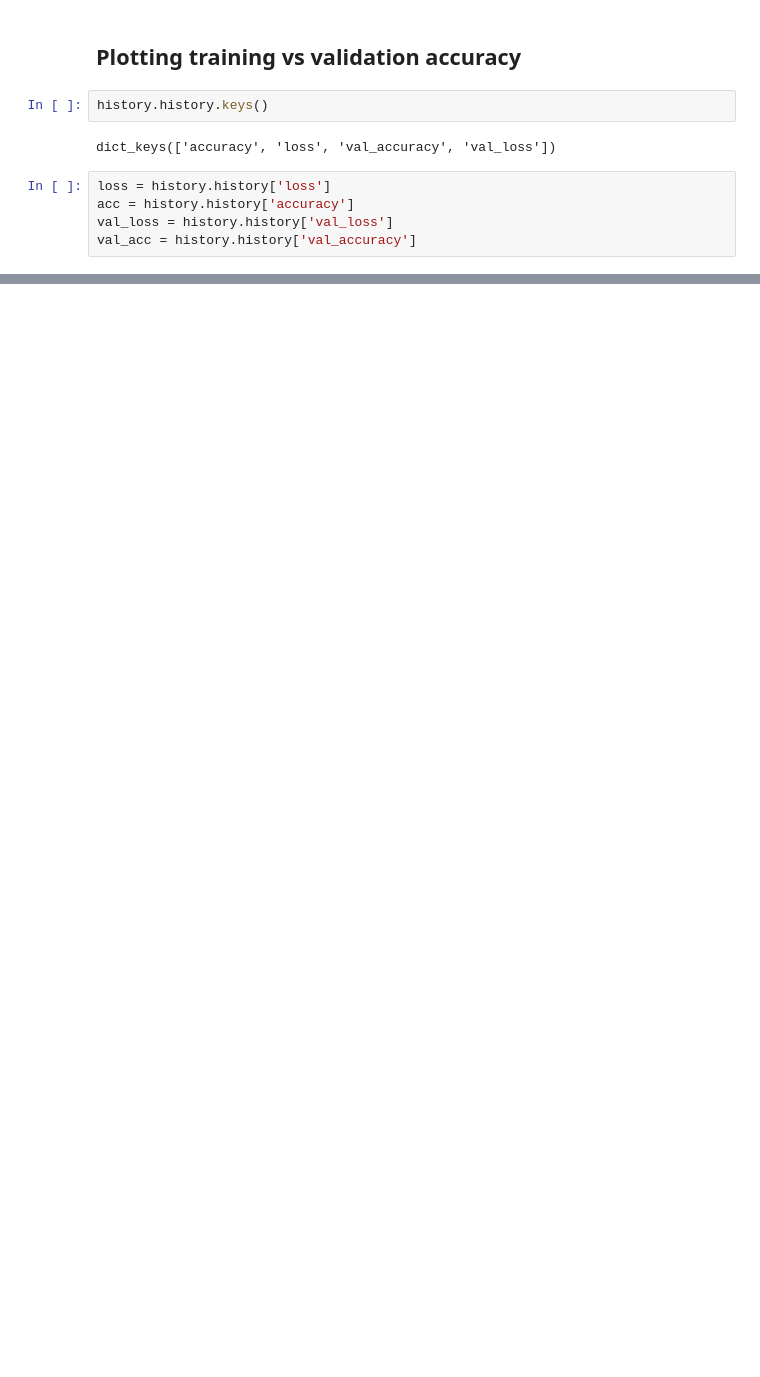
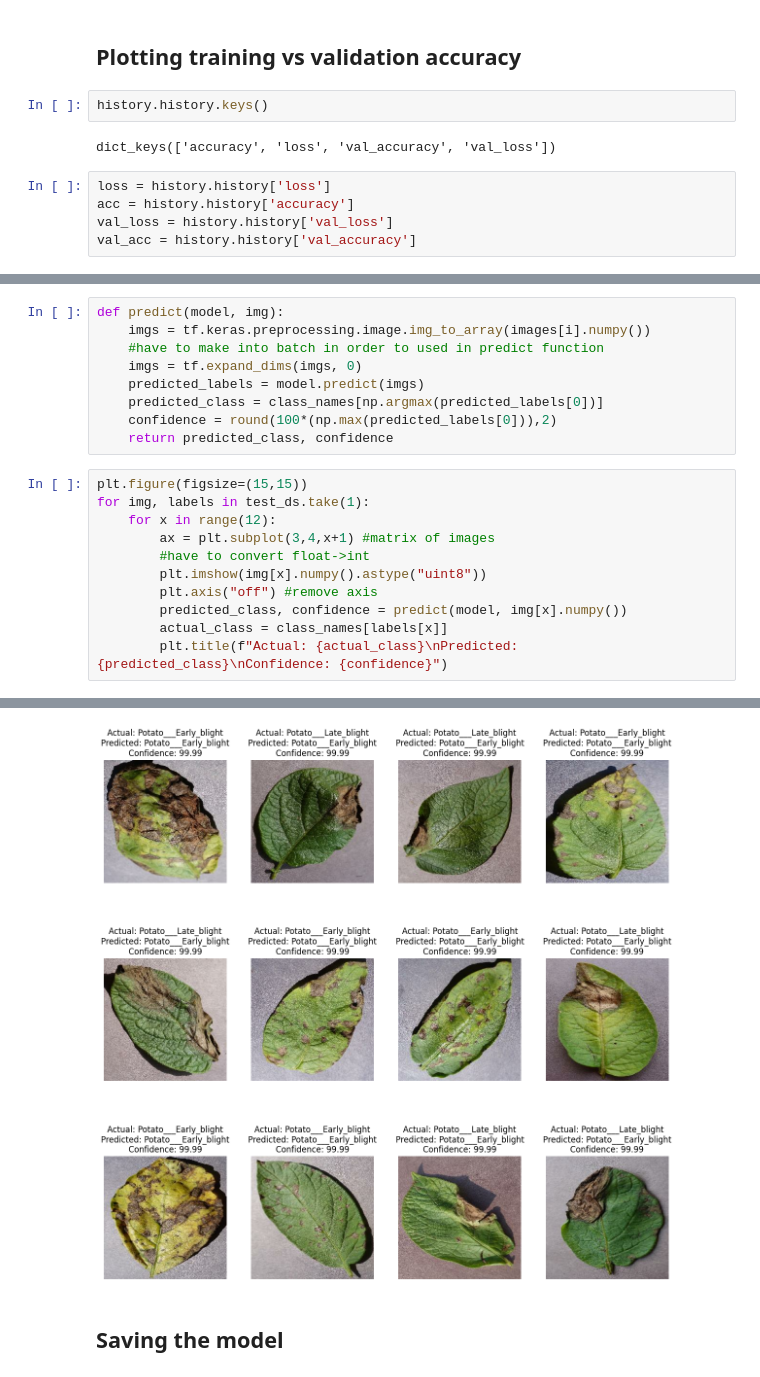
Before and after one commit to cd011/CropPulse_demo, a Jupyter notebook: training/training.ipynb, the cells around one changed output, grey strips where cells are left out. Saved outputs shown, nothing was run; the diff lists cells and outputs as text; blank space fills up the shorter version.

```diff
--- a/training/training.ipynb
+++ b/training/training.ipynb
@@ -446,0 +477,21 @@ for images_batch, labels_batch in test_ds,take(1):
+# %%
+def predict(model, img):
+    imgs = tf.keras.preprocessing.image.img_to_array(images[i].numpy())
+    #have to make into batch in order to used in predict function
+    imgs = tf.expand_dims(imgs, 0)
+    predicted_labels = model.predict(imgs)
+    predicted_class = class_names[np.argmax(predicted_labels[0])]
+    confidence = round(100*(np.max(predicted_labels[0])),2)
+    return predicted_class, confidence
+# %%
+plt.figure(figsize=(15,15))
+for img, labels in test_ds.take(1):
+    for x in range(12):
+        ax = plt.subplot(3,4,x+1) #matrix of images
+        #have to convert float->int
+        plt.imshow(img[x].numpy().astype("uint8"))
+        plt.axis("off") #remove axis
+        predicted_class, confidence = predict(model, img[x].numpy())
+        actual_class = class_names[labels[x]]
+        plt.title(f"Actual: {actual_class}\nPredicted: {predicted_class}\nConfidence: {confidence}")
+# %% [output]
@@ -446,0 +510,3 @@ for images_batch, labels_batch in test_ds,take(1):
+[figure, added]
+# %% [markdown]
+## Saving the model
```
Also changed, not shown: parts of 14 cells of this notebook, 2 other files.
